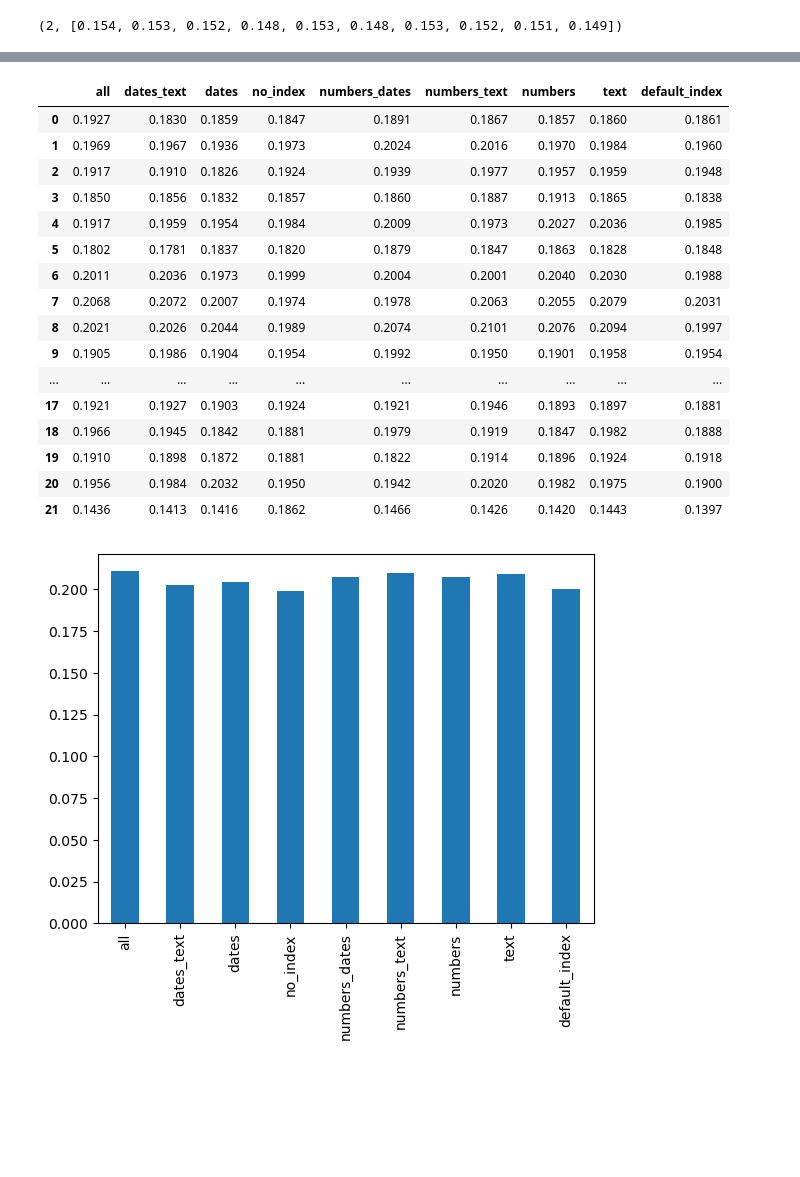
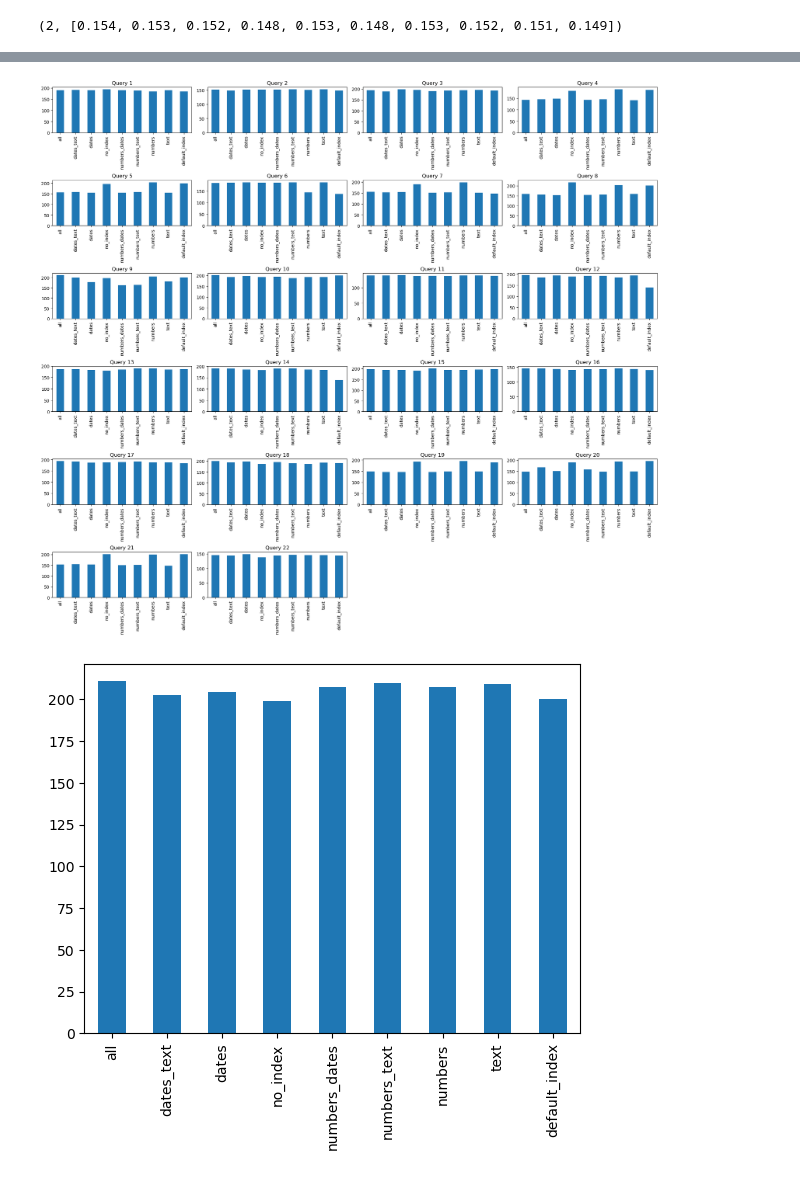
Before and after one commit to xXPinkmagicXx/csp_db, a Jupyter notebook: execution_time.ipynb, the cells around one changed output, grey strips where cells are left out. Saved outputs shown, nothing was run; the diff lists cells and outputs as text; code cells hidden in the pictures; blank space fills up the shorter version.

Commit message:
plot 4 queries

```diff
--- a/execution_time.ipynb
+++ b/execution_time.ipynb
@@ -58,8 +58,8 @@ for scale in scales:
       path =  folder + "results_" + variation + ".log"
       filecontent = read_log_file(path)
       query_numbers, execution_times = get_query_numbers_and_exec_time(filecontent)
-      df[variation] = [np.mean(exec_time) for exec_time in execution_times]
-   df.to_csv(folder + "exec_time.csv", index=False)
+      df[variation] = [np.mean(exec_time) * 1000 for exec_time in execution_times]
+   df.to_csv(folder + "avg_exec_time.csv", index=False)
 # %%
 def display_query(df: pd.DataFrame, query: int):
    if query > 22 or query < 0:
@@ -75,28 +100,35 @@ def display_query_for_scale(scale: str, query:int):
 # %%
-df
+def display_all_queries_for_scale(scale: str):
+    path = f"result_{scale}/avg_exec_time.csv"
+    df = pd.read_csv(path)
+    fig, axes = plt.subplots(6, 4, figsize=(20, 18))  # 6 rows, 4 columns
+
+    for i in range(1, 23):  # Assuming 22 queries, adjust if needed
+        row = (i - 1) // 4
+        col = (i - 1) % 4
+        ax = axes[row, col]
+        df.iloc[i-1].plot(kind="bar", ax=ax)
+        ax.set_title(f"Query {i}")
+
+    # Hide any unused subplots
+    for j in range(22, 24):
+        row = j // 4
+        col = j % 4
+        axes[row, col].axis('off')
+
+    plt.tight_layout()
+    plt.savefig(f"imgs/fig_{scale}_all")
+    plt.show()
+
+# Example usage:
+display_all_queries_for_scale("sf1")
 # %% [output]
-|  | all | dates_text | dates | no_index | numbers_dates | numbers_text | numbers | text | default_index |
-| 0 | 0.1927 | 0.1830 | 0.1859 | 0.1847 | 0.1891 | 0.1867 | 0.1857 | 0.1860 | 0.1861 |
-| 1 | 0.1969 | 0.1967 | 0.1936 | 0.1973 | 0.2024 | 0.2016 | 0.1970 | 0.1984 | 0.1960 |
-| 2 | 0.1917 | 0.1910 | 0.1826 | 0.1924 | 0.1939 | 0.1977 | 0.1957 | 0.1959 | 0.1948 |
-| 3 | 0.1850 | 0.1856 | 0.1832 | 0.1857 | 0.1860 | 0.1887 | 0.1913 | 0.1865 | 0.1838 |
-| 4 | 0.1917 | 0.1959 | 0.1954 | 0.1984 | 0.2009 | 0.1973 | 0.2027 | 0.2036 | 0.1985 |
-| 5 | 0.1802 | 0.1781 | 0.1837 | 0.1820 | 0.1879 | 0.1847 | 0.1863 | 0.1828 | 0.1848 |
-| 6 | 0.2011 | 0.2036 | 0.1973 | 0.1999 | 0.2004 | 0.2001 | 0.2040 | 0.2030 | 0.1988 |
-| 7 | 0.2068 | 0.2072 | 0.2007 | 0.1974 | 0.1978 | 0.2063 | 0.2055 | 0.2079 | 0.2031 |
-| 8 | 0.2021 | 0.2026 | 0.2044 | 0.1989 | 0.2074 | 0.2101 | 0.2076 | 0.2094 | 0.1997 |
-| 9 | 0.1905 | 0.1986 | 0.1904 | 0.1954 | 0.1992 | 0.1950 | 0.1901 | 0.1958 | 0.1954 |
-| ... | ... | ... | ... | ... | ... | ... | ... | ... | ... |
-| 17 | 0.1921 | 0.1927 | 0.1903 | 0.1924 | 0.1921 | 0.1946 | 0.1893 | 0.1897 | 0.1881 |
-| 18 | 0.1966 | 0.1945 | 0.1842 | 0.1881 | 0.1979 | 0.1919 | 0.1847 | 0.1982 | 0.1888 |
-| 19 | 0.1910 | 0.1898 | 0.1872 | 0.1881 | 0.1822 | 0.1914 | 0.1896 | 0.1924 | 0.1918 |
-| 20 | 0.1956 | 0.1984 | 0.2032 | 0.1950 | 0.1942 | 0.2020 | 0.1982 | 0.1975 | 0.1900 |
-| 21 | 0.1436 | 0.1413 | 0.1416 | 0.1862 | 0.1466 | 0.1426 | 0.1420 | 0.1443 | 0.1397 |
+[figure, added]
 # %%
 for scale in scales:
    folder = "result_" + scale + "/"
-   path = folder + "exec_time.csv"
+   path = folder + "avg_exec_time.csv"
    df = pd.read_csv(path)
    display_query(df, 9)
 # %% [output]
-[figure, old version]
+[figure, new version]
```
Also changed, not shown: parts of 3 cells of this notebook, 1 other file.
